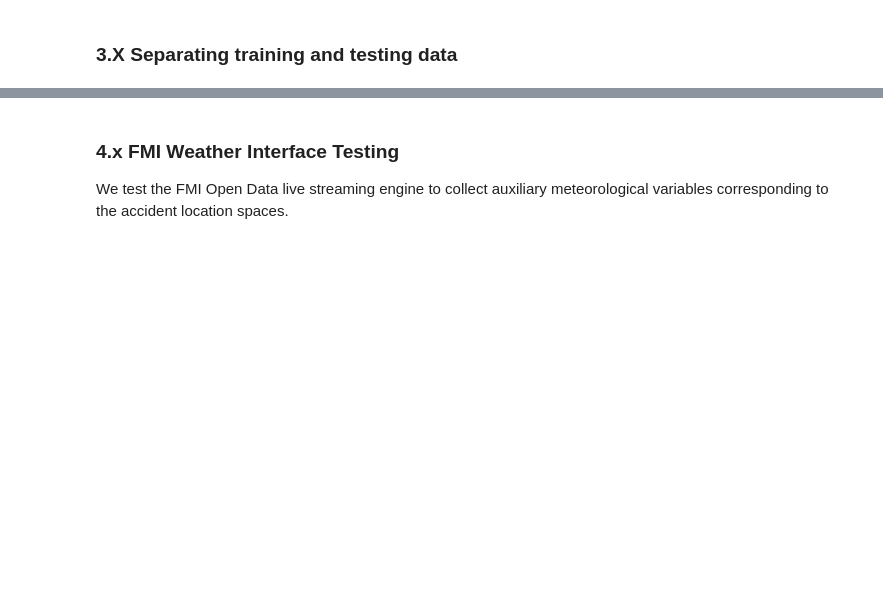
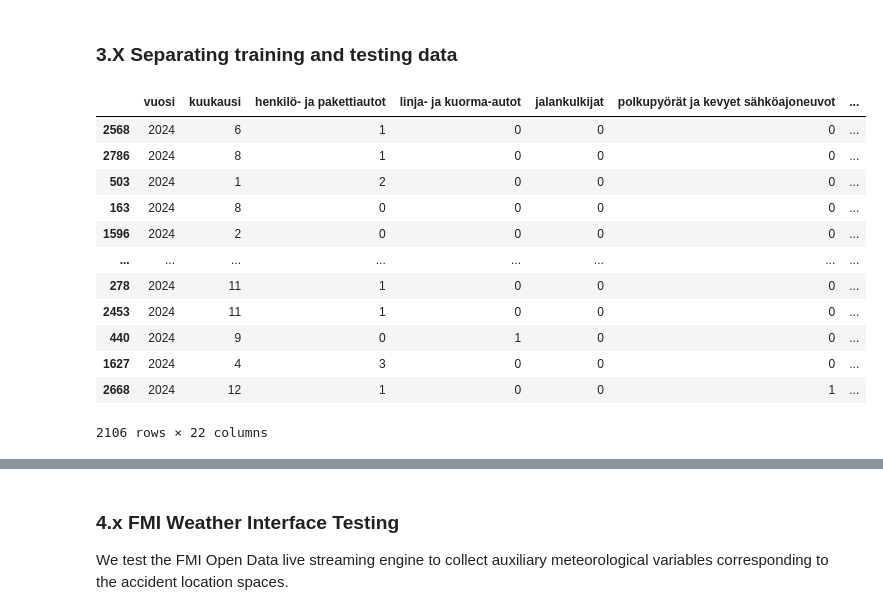
Before and after one commit to TopiAhola/data-and-ml-group5, a Jupyter notebook: project/traffic_accidents_analysis.ipynb, the cells around one changed output, grey strips where cells are left out. Cells and saved outputs as stored; diff of their text form; code cells hidden in the pictures; blank space fills up the shorter version.

```diff
--- a/project/traffic_accidents_analysis.ipynb
+++ b/project/traffic_accidents_analysis.ipynb
@@ -230,3 +228,33 @@ df_accidents.drop('FID', axis=1, inplace=True)
 df_accidents.drop('geom', axis=1, inplace=True)
 # %% [markdown]
 ### 3.X Separating training and testing data
+# %%
+from sklearn.model_selection import train_test_split
+
+X = df_accidents.drop(columns= 'vakavuus')
+y = df_accidents['vakavuus']
+
+
+X_train, X_test, y_train, y_test = train_test_split(
+    X,
+    y,
+    test_size=0.25,
+    random_state=69
+)
+# %%
+# TODO: You can remove this later
+X_train
+# %% [output]
+|  | vuosi | kuukausi | henkilö- ja pakettiautot | linja- ja kuorma-autot | jalankulkijat | polkupyörät ja kevyet sähköajoneuvot | ... |
+| 2568 | 2024 | 6 | 1 | 0 | 0 | 0 | ... |
+| 2786 | 2024 | 8 | 1 | 0 | 0 | 0 | ... |
+| 503 | 2024 | 1 | 2 | 0 | 0 | 0 | ... |
+| 163 | 2024 | 8 | 0 | 0 | 0 | 0 | ... |
+| 1596 | 2024 | 2 | 0 | 0 | 0 | 0 | ... |
+| ... | ... | ... | ... | ... | ... | ... | ... |
+| 278 | 2024 | 11 | 1 | 0 | 0 | 0 | ... |
+| 2453 | 2024 | 11 | 1 | 0 | 0 | 0 | ... |
+| 440 | 2024 | 9 | 0 | 1 | 0 | 0 | ... |
+| 1627 | 2024 | 4 | 3 | 0 | 0 | 0 | ... |
+| 2668 | 2024 | 12 | 1 | 0 | 0 | 1 | ... |
+2106 rows × 22 columns
```
Also changed, not shown: parts of 8 cells of this notebook.
